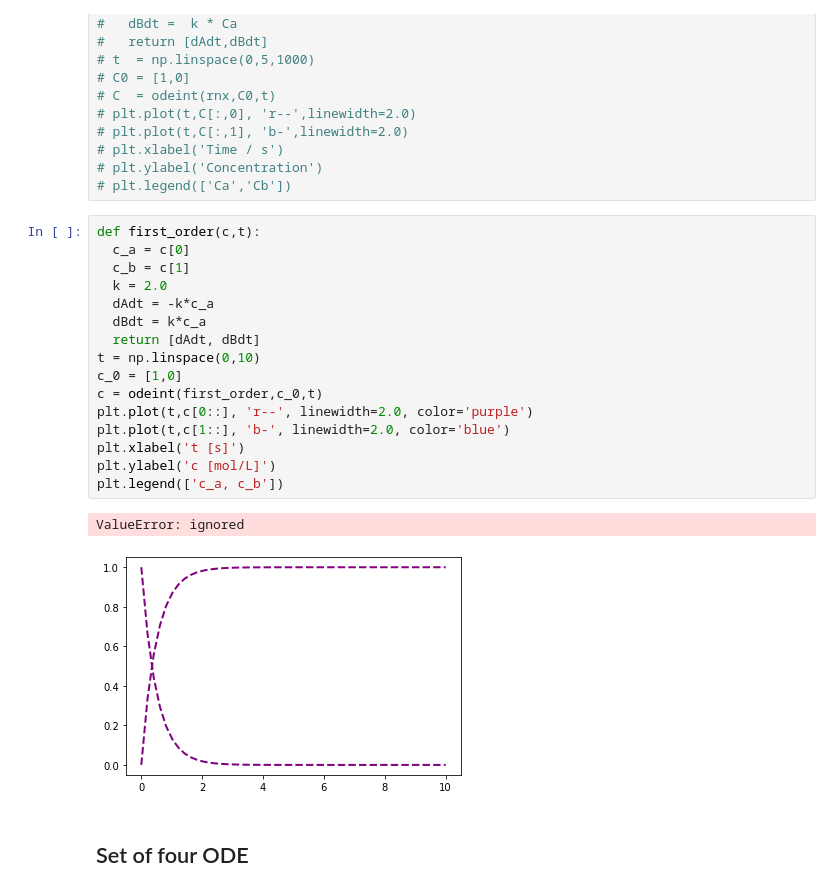
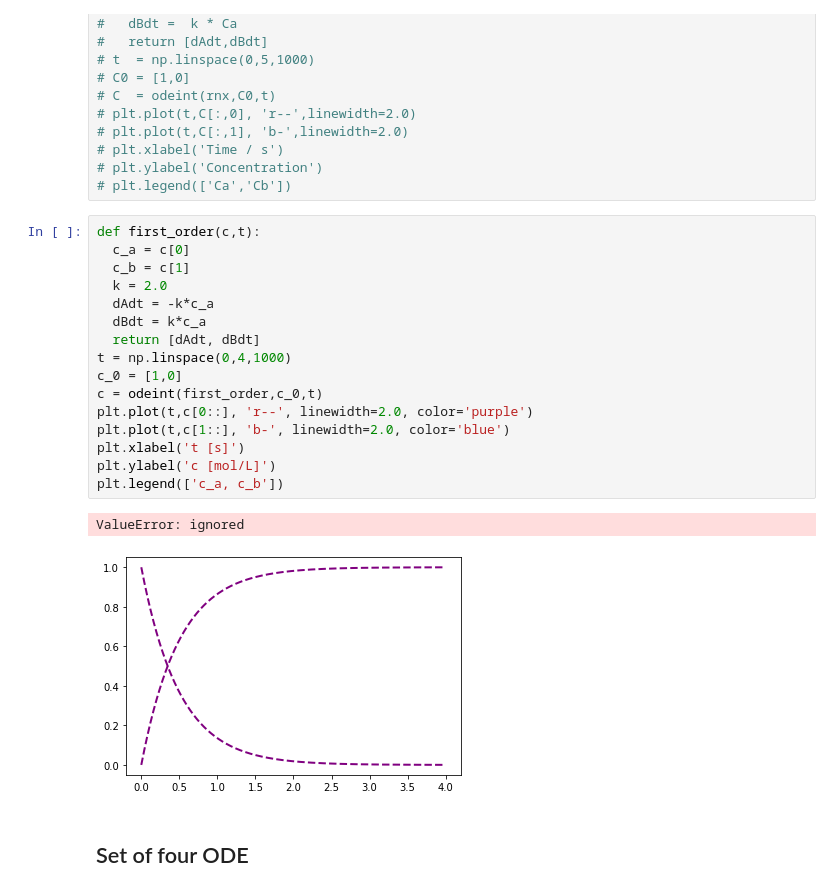
Before and after one commit to JuliaLorenzetti/data-science, a Jupyter notebook: 07_ScyPy_ODE.ipynb, the cells around one changed output. Cells and saved outputs as stored; diff of their text form.

```diff
--- a/07_ScyPy_ODE.ipynb
+++ b/07_ScyPy_ODE.ipynb
@@ -84,22 +84,22 @@ Solve the equations and plot $C_A$ and $C_B$ versus time in the same figure.
 # %%
 def first_order(c,t):
   c_a = c[0]
   c_b = c[1]
   k = 2.0
   dAdt = -k*c_a
   dBdt = k*c_a
   return [dAdt, dBdt]
-t = np.linspace(0,10)
+t = np.linspace(0,4,1000)
 c_0 = [1,0]
 c = odeint(first_order,c_0,t)
 plt.plot(t,c[0::], 'r--', linewidth=2.0, color='purple')
 plt.plot(t,c[1::], 'b-', linewidth=2.0, color='blue')
 plt.xlabel('t [s]')
 plt.ylabel('c [mol/L]')
 plt.legend(['c_a, c_b'])
 # %% [output]
 ValueError: ignored
-[figure, old version]
+[figure, new version]
 # %% [markdown]
 ## Set of four ODE
 # %% [markdown]
```
Also changed, not shown: parts of 1 cell of this notebook.
